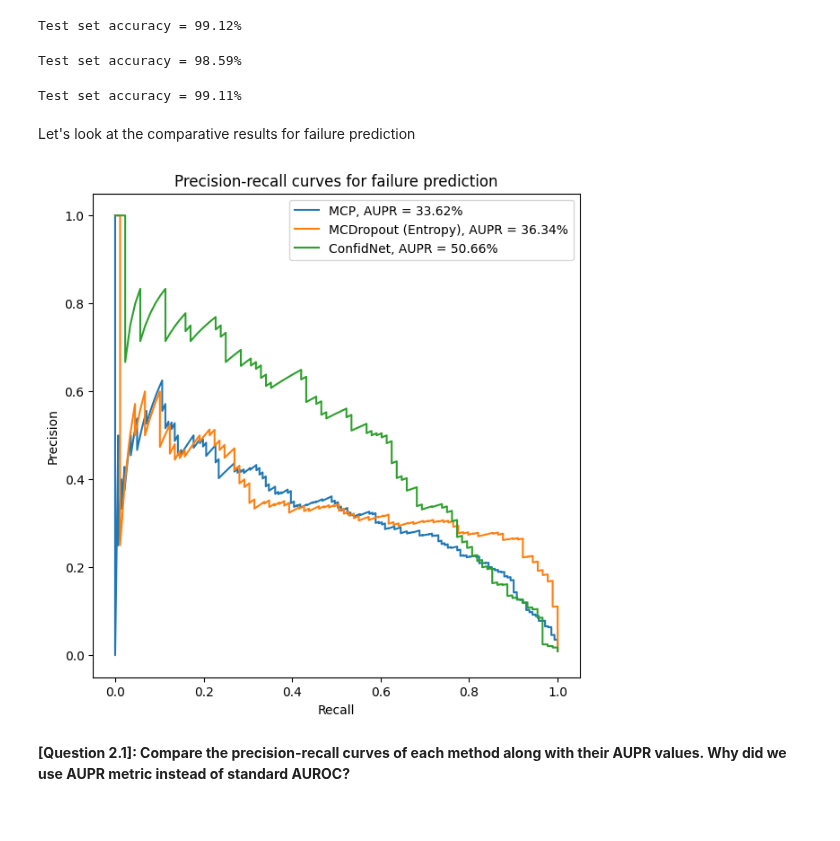
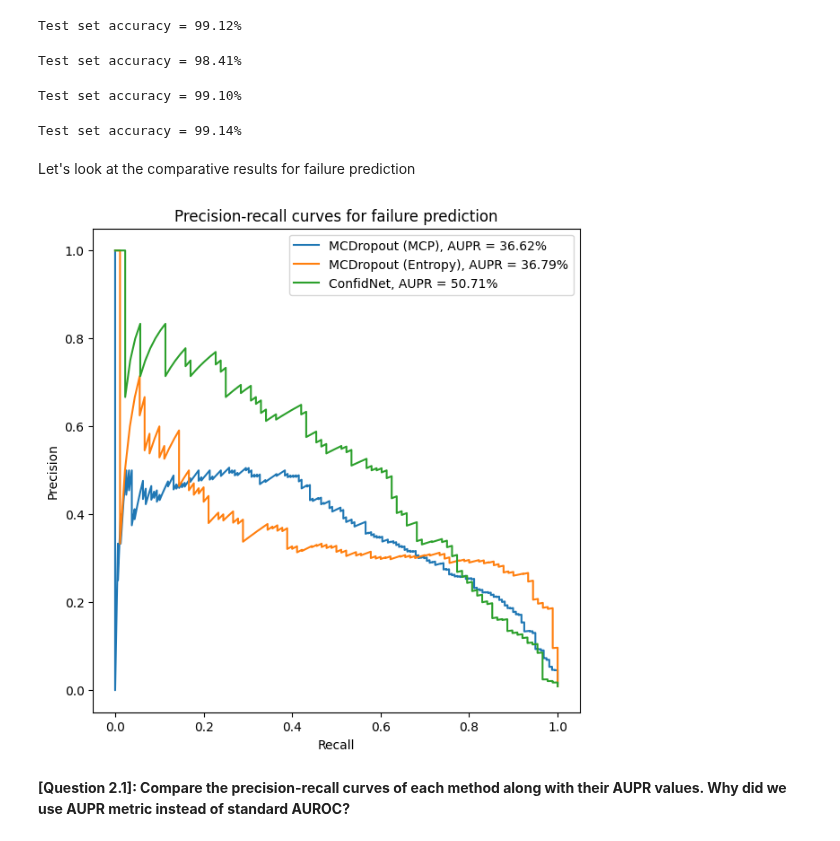
Before and after one commit to CharlesAttend/M2-DAC, a Jupyter notebook: RDFIA/TME/Section3/3_c_Uncertainty_Applications.ipynb, the cells around one changed output. Saved outputs shown, nothing was run; the diff lists cells and outputs as text; code cells hidden in the pictures.

```diff
--- a/RDFIA/TME/Section3/3_c_Uncertainty_Applications.ipynb
+++ b/RDFIA/TME/Section3/3_c_Uncertainty_Applications.ipynb
@@ -280,6 +280,8 @@ def predict_test_set(
                 output = output[0]
             if mode == "odin":
                 output = output / temp
+
+            # MCP is simply taking the max of the softmax output
             confidence, pred = F.softmax(output, dim=1).max(dim=1, keepdim=True)
             # We want an uncertainty measure here (max when uncertain)
             # Hence we take the opposite
@@ -291,9 +293,10 @@ def predict_test_set(
             for i in range(s):
                 with torch.no_grad():
                     outputs[:, i] = model(images)
-            mc_probs = F.softmax(outputs, dim=2)
-            predicted_class = mc_probs.max(dim=2)[1]
-            pred = mc_probs.mean(1).max(dim=1, keepdim=True)[1]
+            mc_probs = F.softmax(outputs, dim=2) # shape = (batch, 100, 10) output at each draw
+            predicted_class = mc_probs.max(dim=2)[1] # shape = (batch, 100) predicted class at each draw
+            output_proba_mean = mc_probs.mean(dim=1) # shape = (batch, 10) mean output for each class
+            pred = output_proba_mean.max(dim=1, keepdim=True)[1]
             mc_samples.extend(mc_probs)
             hist = np.array(
                 [
@@ -304,13 +307,14 @@ def predict_test_set(
             hists.extend(hist)
 
             # ============ YOUR CODE HERE ============
+            # unc = uncertainty estimate for each sample shape = (batch)
             if mode == "var-ratios":
                 # You may want to use the hist variable here
                 unc = 1 - hist.max(axis=1) / s
             elif mode == "entropy":
-                unc = -(mc_probs.mean(1) * torch.log(mc_probs.mean(1))).sum(1)
+                unc = -(output_proba_mean * torch.log(output_proba_mean)).sum(1)
             elif mode == "mut_inf":
-                entropy = -(mc_probs.mean(1) * torch.log(mc_probs.mean(1))).sum(1)
+                entropy = -(output_proba_mean * torch.log(output_proba_mean)).sum(1)
                 sum_on_t = (mc_probs * torch.log(mc_probs)).sum(2)
                 mean_on_c = sum_on_t.mean(1)
                 unc = entropy - mean_on_c
@@ -603,7 +607,7 @@ pred_var, labels, uncertainty_var, errors_var, hists, mc_samples = predict_test_
 aupr_mcp = average_precision_score(errors_var, uncertainty_var)
 precision_mcp, recall_mcp, _ = precision_recall_curve(errors_var, uncertainty_var)
 # %% [output]
-Test set accuracy = 98.59%
+Test set accuracy = 98.41%
 # %%
 # @title **[CODING TASK]** Same with MCDropout
 
@@ -616,26 +620,40 @@ pred_var, labels, uncertainty_var, errors_var, hists, mc_samples = predict_test_
 aupr_ent = average_precision_score(errors_var, uncertainty_var)
 precision_ent, recall_ent, _ = precision_recall_curve(errors_var, uncertainty_var)
 # %% [output]
-Test set accuracy = 99.11%
+Test set accuracy = 99.10%
+# %%
+# @title **[CODING TASK]** Same with MCDropout
+
+# ============ YOUR CODE HERE ============
+Mode = "mut_inf"
+
+pred_var, labels, uncertainty_var, errors_var, hists, mc_samples = predict_test_set(
+    lenet, test_loader, mode=Mode
+)
+aupr_mut_inf = average_precision_score(errors_var, uncertainty_var)
+precision_mut_inf, recall_mut_inf, _ = precision_recall_curve(errors_var, uncertainty_var)
+# %% [output]
+Test set accuracy = 99.14%
 # %% [markdown]
 Let's look at the comparative results for failure prediction
 # %%
 plt.figure(figsize=(7, 7))
-plt.plot(recall_mcp, precision_mcp, label=f"MCP, AUPR = {aupr_mcp:.2%}")
+plt.plot(recall_mcp, precision_mcp, label=f"MCDropout (MCP), AUPR = {aupr_mcp:.2%}")
 plt.plot(recall_ent, precision_ent, label=f"MCDropout (Entropy), AUPR = {aupr_ent:.2%}")
+# plt.plot(recall_mut_inf, precision_mut_inf, label=f"MCDropout (Mut inf), AUPR = {aupr_ent:.2%}")
 plt.plot(
     recall_confidnet,
     precision_confidnet,
     label=f"ConfidNet, AUPR = {aupr_confidnet:.2%}",
 )
 plt.title("Precision-recall curves for failure prediction")
 plt.xlabel("Recall")
 plt.ylabel("Precision")
 plt.legend()
 plt.savefig("figs/3c/failure_aupr.pdf", dpi=100, bbox_inches="tight")
 plt.show()
 # %% [output]
-[figure, old version]
+[figure, new version]
 # %% [markdown]
 **[Question 2.1]: Compare the precision-recall curves of each method along with their AUPR values. Why did we use AUPR metric instead of standard AUROC?**
 # %% [markdown]
```
Also changed, not shown: parts of 5 cells of this notebook, 5 other files.
